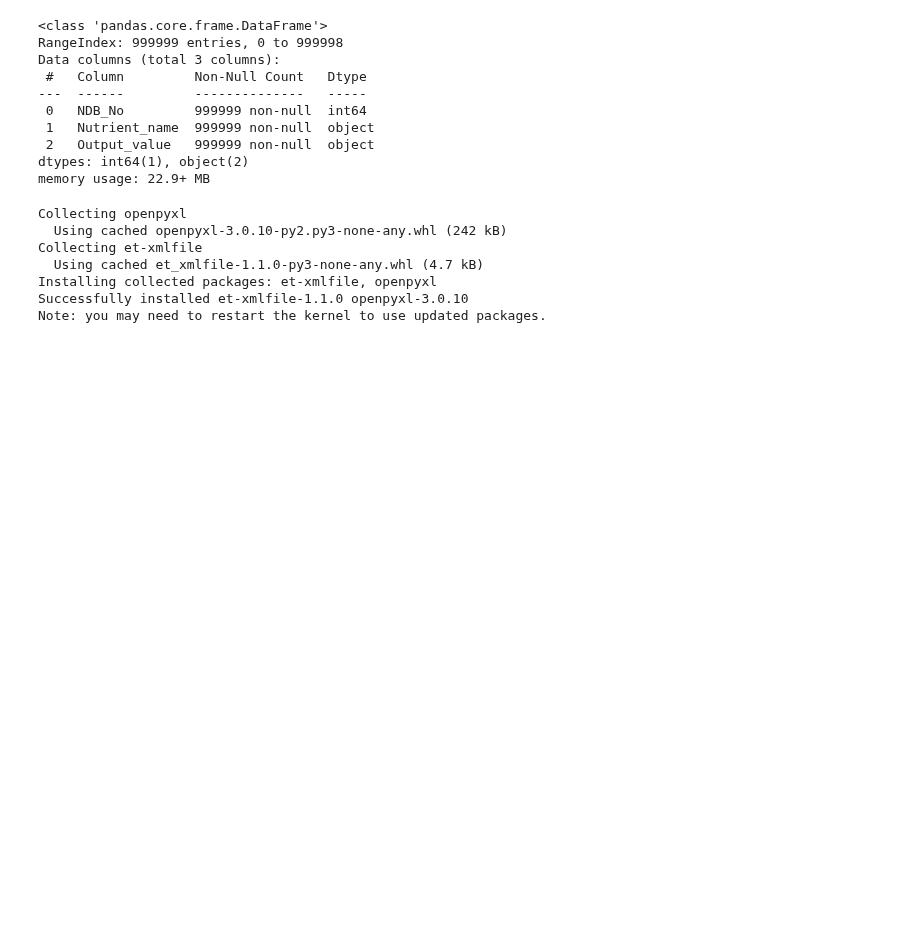
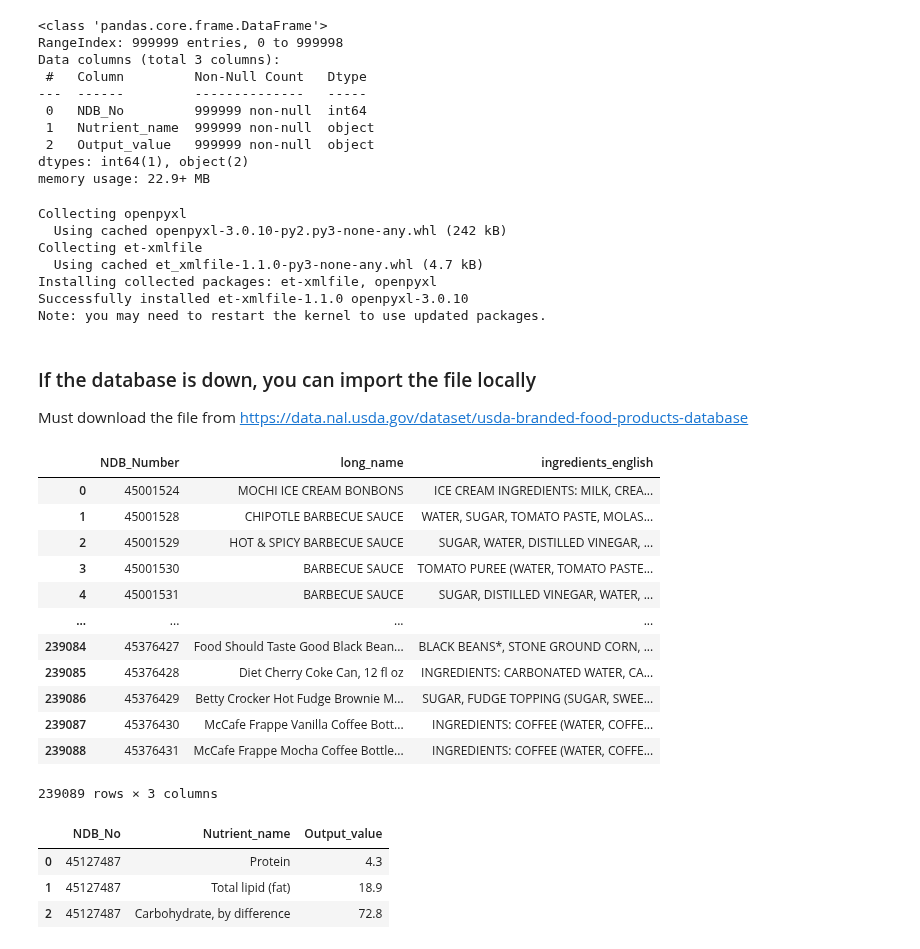
Before and after one commit to amoltkale/ai_chatbot_food_knowledge_graph, a Jupyter notebook: notebooks/eda/Nutrients_Branded_Foods_2018_eda_Garrett.ipynb, the cells around one changed output. Cells and saved outputs as stored; diff of their text form; code cells hidden in the pictures; blank space fills up the shorter version.

```diff
--- a/notebooks/eda/Nutrients_Branded_Foods_2018_eda_Garrett.ipynb
+++ b/notebooks/eda/Nutrients_Branded_Foods_2018_eda_Garrett.ipynb
@@ -117,3 +142,32 @@ order by "Nutrient_name"''')
 result = conn.execute(query_NutrientsUnits)
 data = [i for i in result]
 data
+# %% [markdown]
+### If the database is down, you can import the file locally
+Must download the file from https://data.nal.usda.gov/dataset/usda-branded-food-products-database
+# %%
+nutrients = pd.read_csv(r"../../data/Nutrients.csv", usecols= ["NDB_No", "Nutrient_name", "Output_value"])
+products = pd.read_csv(r"../../data/Products.csv", usecols= ["NDB_Number", "long_name", "ingredients_english"])
+# %%
+products
+# %% [output]
+|  | NDB_Number | long_name | ingredients_english |
+| 0 | 45001524 | MOCHI ICE CREAM BONBONS | ICE CREAM INGREDIENTS: MILK, CREA... |
+| 1 | 45001528 | CHIPOTLE BARBECUE SAUCE | WATER, SUGAR, TOMATO PASTE, MOLAS... |
+| 2 | 45001529 | HOT & SPICY BARBECUE SAUCE | SUGAR, WATER, DISTILLED VINEGAR, ... |
+| 3 | 45001530 | BARBECUE SAUCE | TOMATO PUREE (WATER, TOMATO PASTE... |
+| 4 | 45001531 | BARBECUE SAUCE | SUGAR, DISTILLED VINEGAR, WATER, ... |
+| ... | ... | ... | ... |
+| 239084 | 45376427 | Food Should Taste Good Black Bean... | BLACK BEANS*, STONE GROUND CORN, ... |
+| 239085 | 45376428 | Diet Cherry Coke Can, 12 fl oz | INGREDIENTS: CARBONATED WATER, CA... |
+| 239086 | 45376429 | Betty Crocker Hot Fudge Brownie M... | SUGAR, FUDGE TOPPING (SUGAR, SWEE... |
+| 239087 | 45376430 | McCafe Frappe Vanilla Coffee Bott... | INGREDIENTS: COFFEE (WATER, COFFE... |
+| 239088 | 45376431 | McCafe Frappe Mocha Coffee Bottle... | INGREDIENTS: COFFEE (WATER, COFFE... |
+239089 rows × 3 columns
+# %%
+nutrients.head(3)
+# %% [output]
+|  | NDB_No | Nutrient_name | Output_value |
+| 0 | 45127487 | Protein | 4.3 |
+| 1 | 45127487 | Total lipid (fat) | 18.9 |
+| 2 | 45127487 | Carbohydrate, by difference | 72.8 |
```
Also changed, not shown: parts of 26 cells of this notebook, 3 other files.
